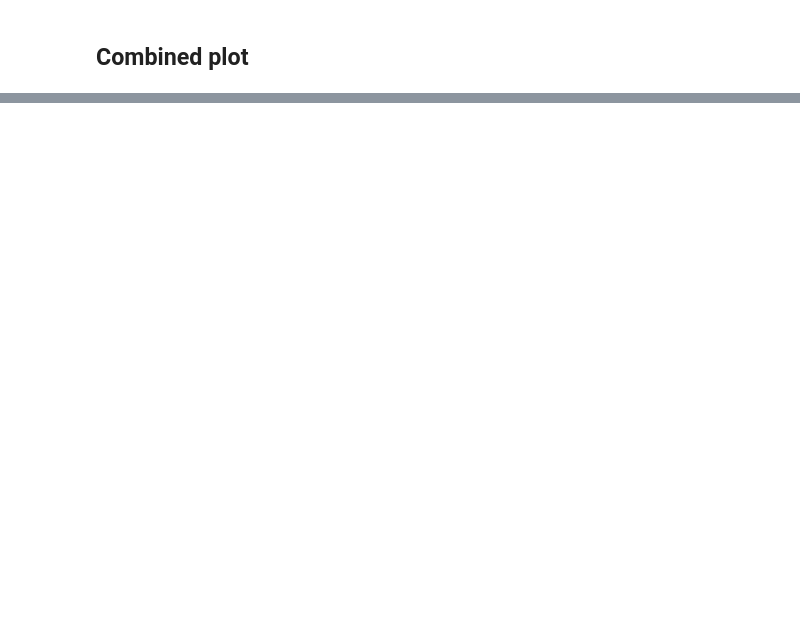
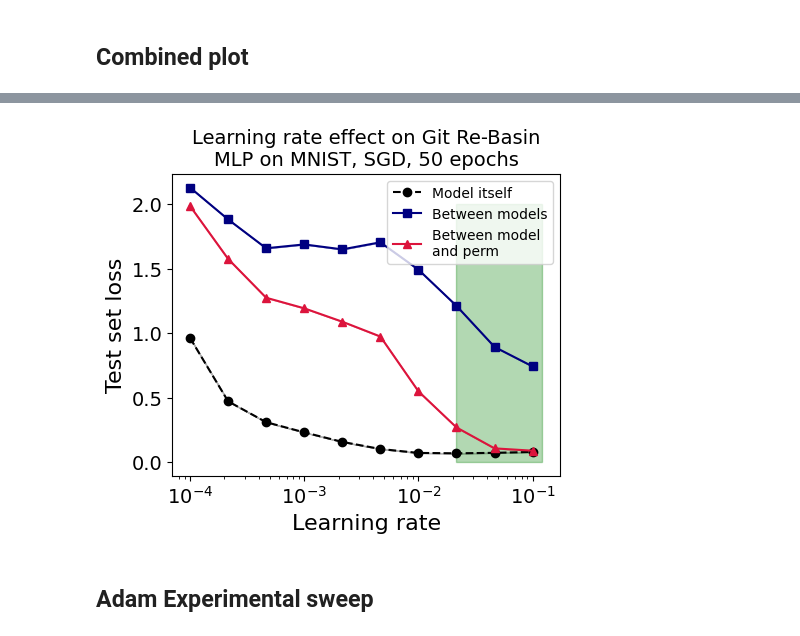
Before and after one commit to stanislavfort/dissect-git-re-basin, a Jupyter notebook: git_rebasin_Stan_MLP_MNIST.ipynb, the cells around one changed output, grey strips where cells are left out. Cells and saved outputs as stored; diff of their text form; code cells hidden in the pictures; blank space fills up the shorter version.

Commit message:
Adding a sweep over learning rates for SGD and Adam

```diff
--- a/git_rebasin_Stan_MLP_MNIST.ipynb
+++ b/git_rebasin_Stan_MLP_MNIST.ipynb
@@ -1255,0 +1429,5 @@ plt.show()
+# %%
+reps = 1
+LRs = np.exp(np.linspace(np.log(1e-4),np.log(0.1),10))
+optimizers = ["sgd"]
+epochs = 50
@@ -1255,0 +1613,54 @@ plt.show()
+# %%
+standard_bumps = np.array([d["bump_1_to_2"] for d in stored_results_dict])
+permuted_bumps = np.array([d["bump_1_to_2perm"] for d in stored_results_dict])
+model1_loss = np.array([d["model1_test_loss"] for d in stored_results_dict])
+model2_loss = np.array([d["model2_test_loss"] for d in stored_results_dict])
+
+standard_bumps = np.reshape(standard_bumps,[reps,-1])
+permuted_bumps = np.reshape(permuted_bumps,[reps,-1])
+model1_loss = np.reshape(model1_loss,[reps,-1])
+model2_loss = np.reshape(model2_loss,[reps,-1])
+
+def get_mean_and_error(vals):
+  return np.mean(vals,axis=0), np.std(vals,axis=0)
+
+mean_standard_bumps, error_standard_bumps = get_mean_and_error(standard_bumps)
+mean_permuted_bumps, error_permuted_bumps = get_mean_and_error(permuted_bumps)
+mean_model1_loss, error_model1_loss = get_mean_and_error(model1_loss)
+mean_model2_loss, error_model2_loss = get_mean_and_error(model2_loss)
+
+fig = plt.figure(figsize = (5,4),dpi=100)
+fig.patch.set_facecolor('white')
+
+plt.title(f"Learning rate effect on Git Re-Basin\nMLP on MNIST, SGD, {epochs} epochs",fontsize=14)
+
+line, = plt.semilogx(LRs[:len(mean_standard_bumps)],(mean_model1_loss+mean_model2_loss)/2.0,marker="o",color="black",linestyle="--",label="Model itself")
+plt.fill_between(LRs[:len(mean_standard_bumps)],
+                 (mean_model1_loss+mean_model2_loss)/2.0-(error_model1_loss+error_model2_loss)/2.0,
+                 (mean_model1_loss+mean_model2_loss)/2.0+(error_model1_loss+error_model2_loss)/2.0,
+                 color=line.get_color(),
+                 alpha=0.3
+                 )
+
+line, = plt.semilogx(LRs[:len(mean_standard_bumps)],mean_standard_bumps,marker="s",color="navy",label="Between models")
+plt.fill_between(LRs[:len(mean_standard_bumps)],mean_standard_bumps-error_standard_bumps,mean_standard_bumps+error_standard_bumps,alpha=0.3,color=line.get_color())
+
+line, = plt.semilogx(LRs[:len(mean_standard_bumps)],mean_permuted_bumps,marker="^",color="crimson",label="Between model\nand perm")
+plt.fill_between(LRs[:len(mean_standard_bumps)],mean_permuted_bumps-error_permuted_bumps,mean_permuted_bumps+error_permuted_bumps,alpha=0.3,color=line.get_color())
+
+from matplotlib.patches import Rectangle
+currentAxis = plt.gca()
+currentAxis.add_patch(Rectangle((LRs[-3], 0.0),0.1,2.0, fill=True, color="green", alpha=0.3))
+
+plt.xticks(fontsize=14)
+plt.yticks(fontsize=14)
+
+plt.xlabel("Learning rate",fontsize=16)
+plt.ylabel("Test set loss",fontsize=16)
+
+plt.legend(fontsize=10)
+plt.show()
+# %% [output]
+[figure, added]
+# %% [markdown]
+## Adam Experimental sweep
```
Also changed, not shown: parts of 27 cells of this notebook.
